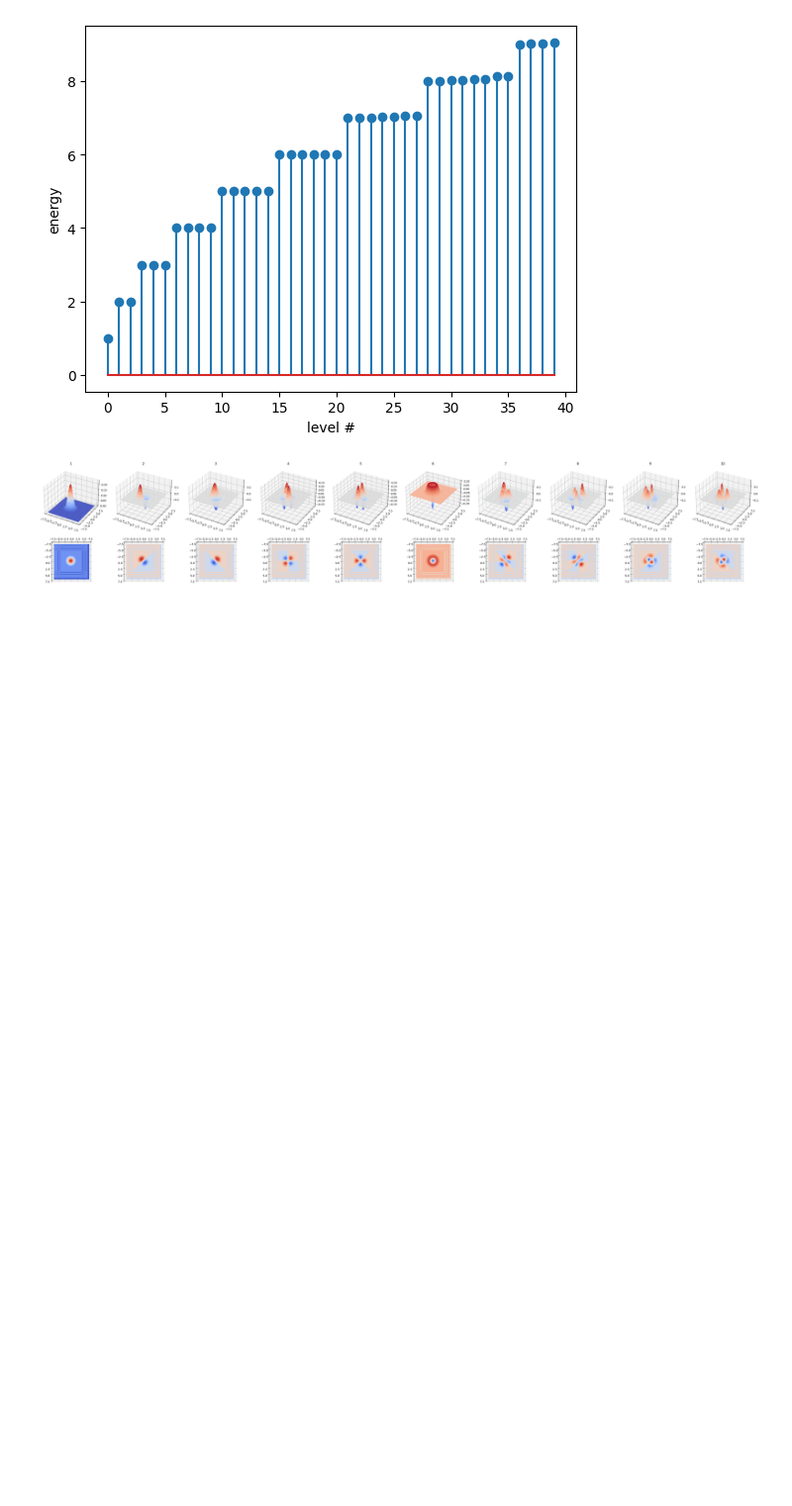
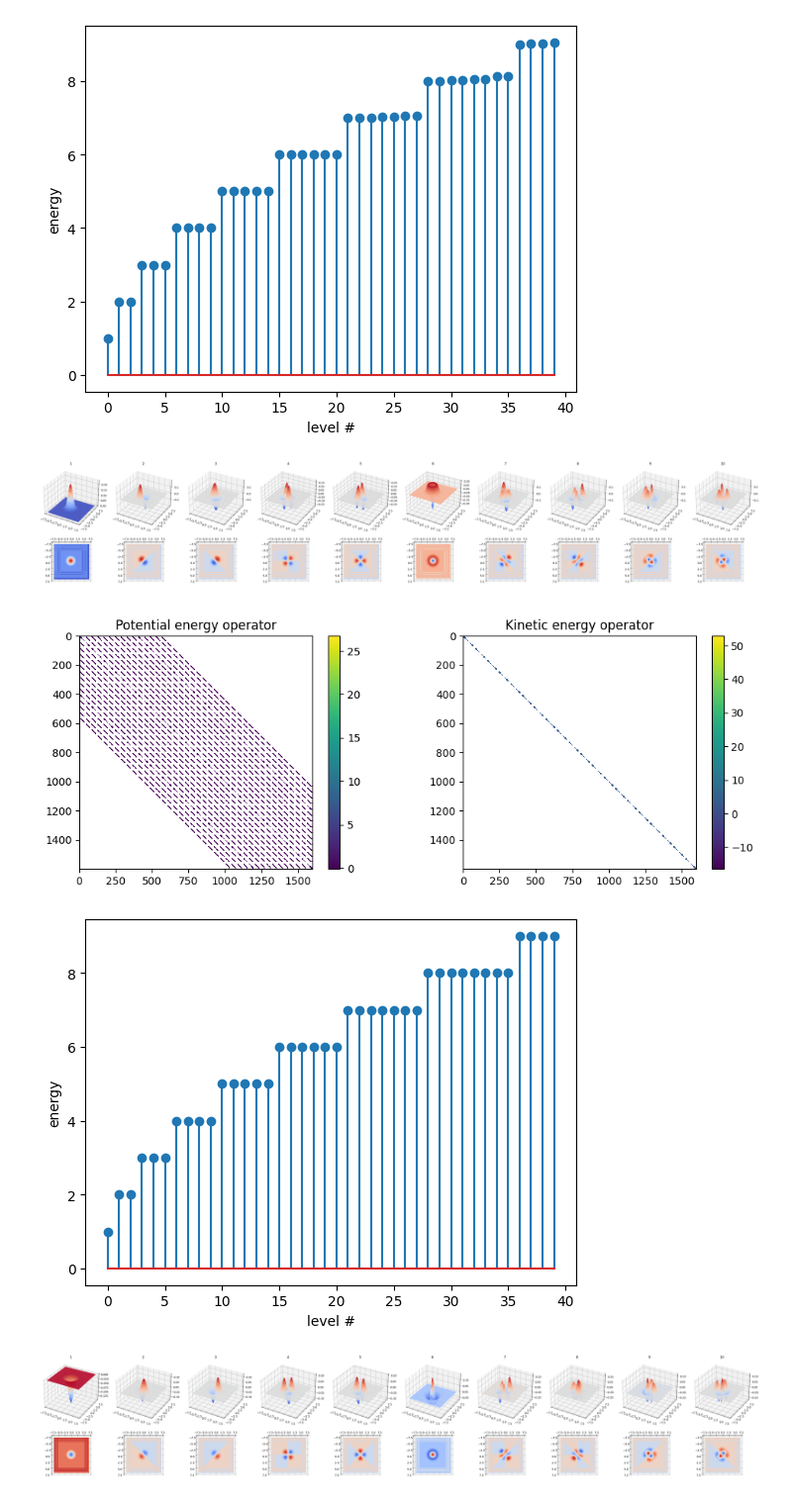
Before and after one commit to SiLiKhon/WaveletTests, a Jupyter notebook: harm_osc_2d.ipynb, the cells around one changed output. Shown at 99% size. Drawn from its saved outputs; the diff is of its cells as text; code cells hidden in the pictures; blank space fills up the shorter version.

```diff
--- a/harm_osc_2d.ipynb
+++ b/harm_osc_2d.ipynb
@@ -83,3 +81,9 @@ experiment(wvt_name="sym8", nsteps_x=20, nsteps_y=20);
 [figure]
 [figure]
 [figure]
+# %%
+energies_40x40 = experiment(wvt_name="sym8", nsteps_x=40, nsteps_y=40)
+# %% [output]
+[figure, added]
+[figure, added]
+[figure, added]
```
Also changed, not shown: parts of 3 cells of this notebook, 1 other file.
